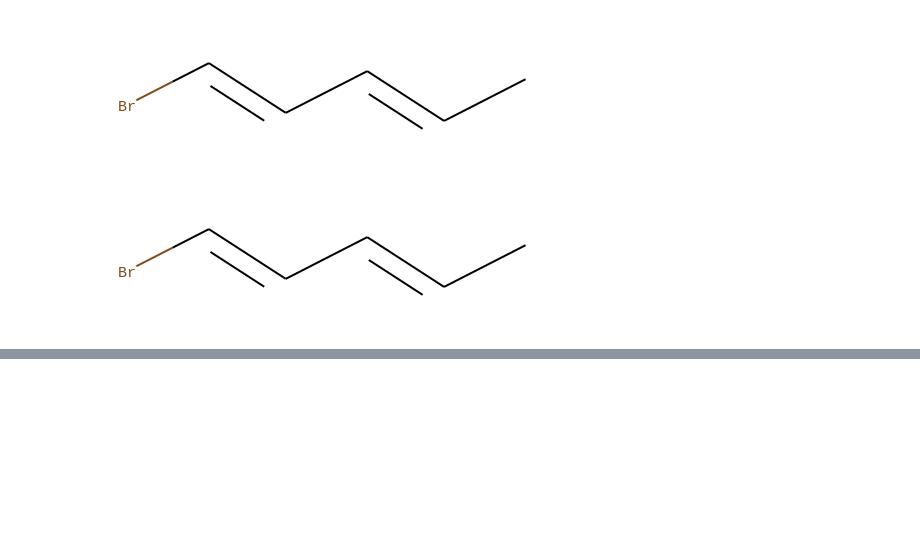
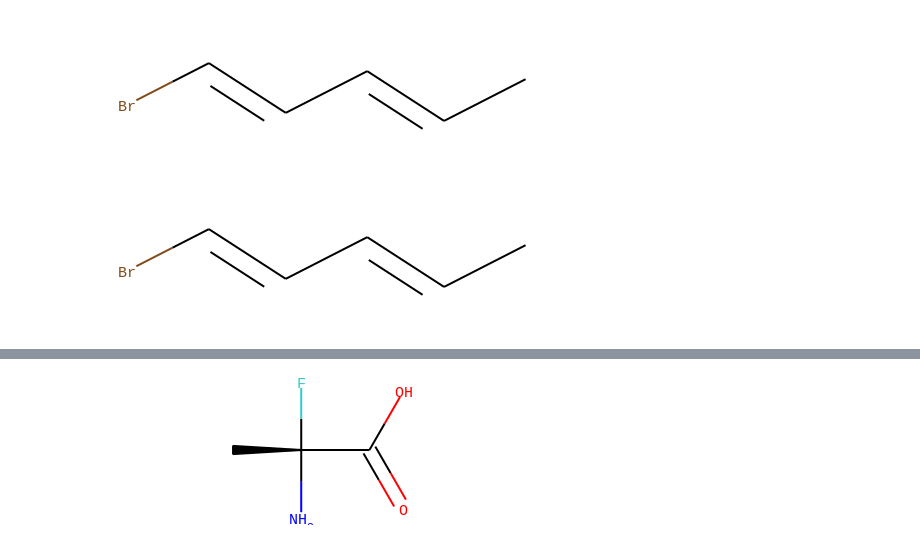
Before and after one commit to LimYeongJun/Jump-to-python, a Jupyter notebook: smiles.ipynb, the cells around one changed output, grey strips where cells are left out. Cells and saved outputs as stored; diff of their text form; code cells hidden in the pictures; blank space fills up the shorter version.

```diff
--- a/smiles.ipynb
+++ b/smiles.ipynb
@@ -216,0 +234,5 @@ S2
+# %%
+m = Chem.MolFromSmiles('N[C@](C)(F)C(=O)O')
+m
+# %% [output]
+[figure, added]
```
Also changed, not shown: parts of 8 cells of this notebook.
